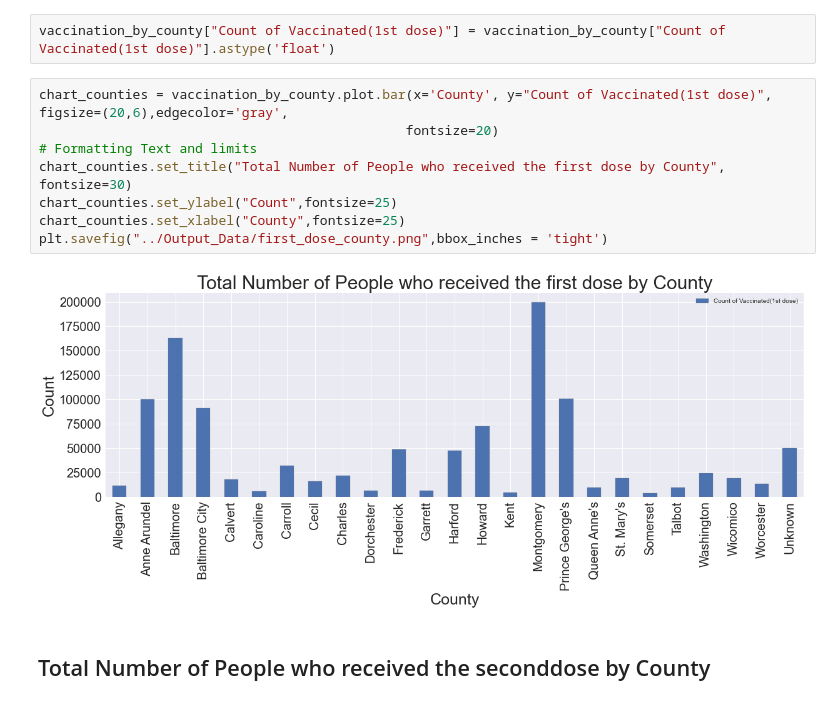
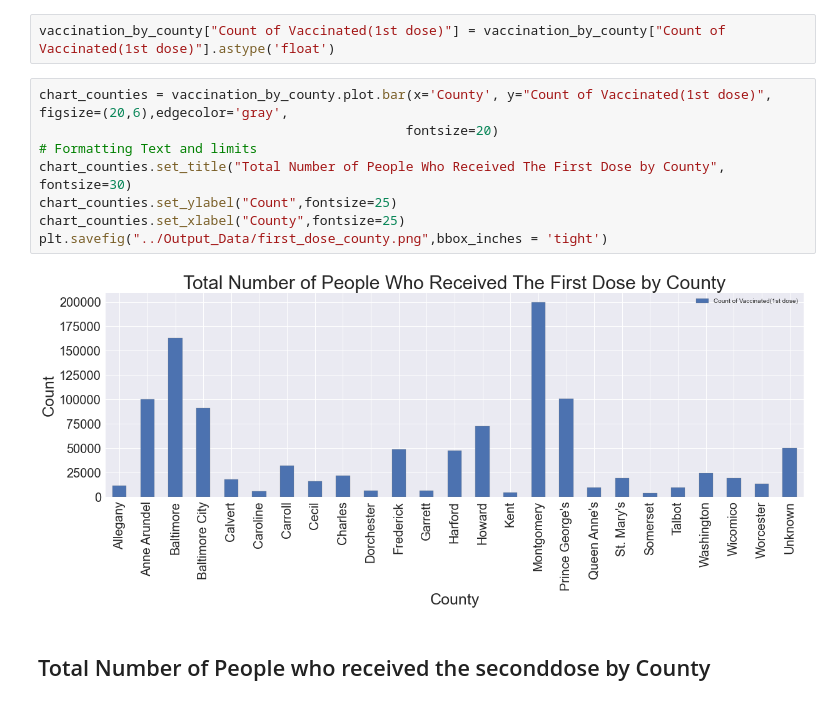
Before and after one commit to ccgrace/maryland_vaccination, a Jupyter notebook: Covid19-Vaccination-Analysis/Vaccionation_in_Maryland_starter.ipynb, the cells around one changed output. Drawn from its saved outputs; the diff is of its cells as text.

```diff
--- a/Covid19-Vaccination-Analysis/Vaccionation_in_Maryland_starter.ipynb
+++ b/Covid19-Vaccination-Analysis/Vaccionation_in_Maryland_starter.ipynb
@@ -235,13 +235,13 @@ vaccination_by_county["Count of Vaccinated(1st dose)"] = vaccination_by_county["
 # %%
 chart_counties = vaccination_by_county.plot.bar(x='County', y="Count of Vaccinated(1st dose)", figsize=(20,6),edgecolor='gray',
                                                fontsize=20)
 # Formatting Text and limits
-chart_counties.set_title("Total Number of People who received the first dose by County", fontsize=30)
+chart_counties.set_title("Total Number of People Who Received The First Dose by County", fontsize=30)
 chart_counties.set_ylabel("Count",fontsize=25)
 chart_counties.set_xlabel("County",fontsize=25)
 plt.savefig("../Output_Data/first_dose_county.png",bbox_inches = 'tight')
 # %% [output]
-[figure, old version]
+[figure, new version]
 # %% [markdown]
 ## Total Number of People who received the seconddose by County
 # %%
```
Also changed, not shown: parts of 7 cells of this notebook, 7 other files.
